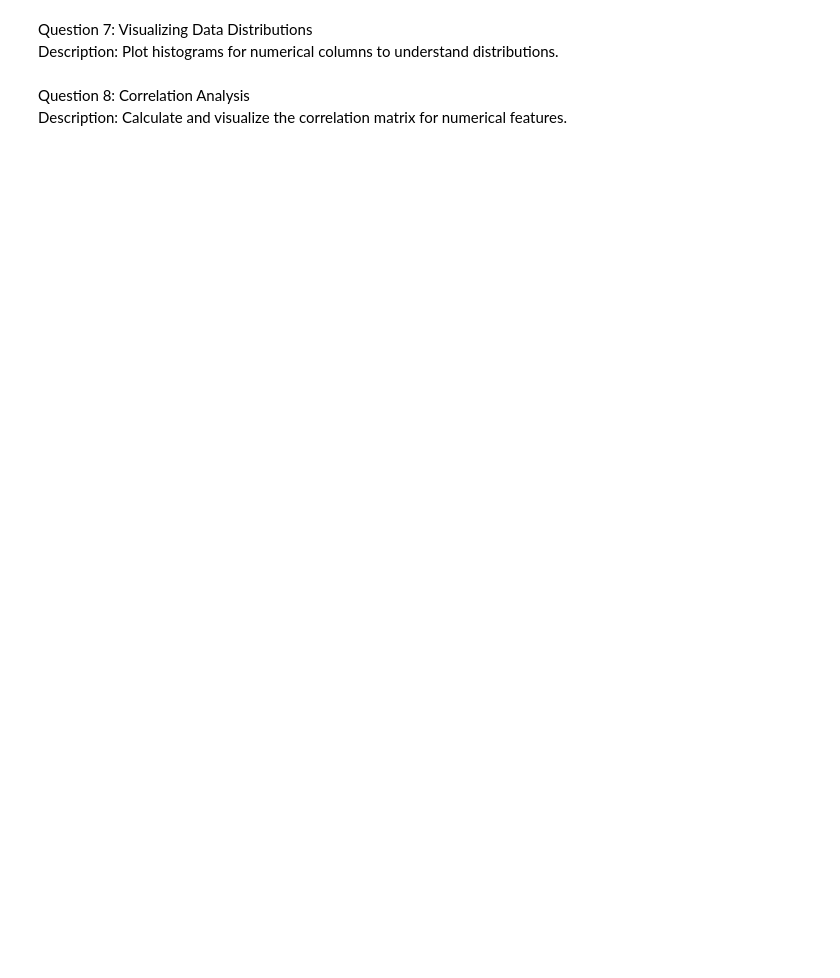
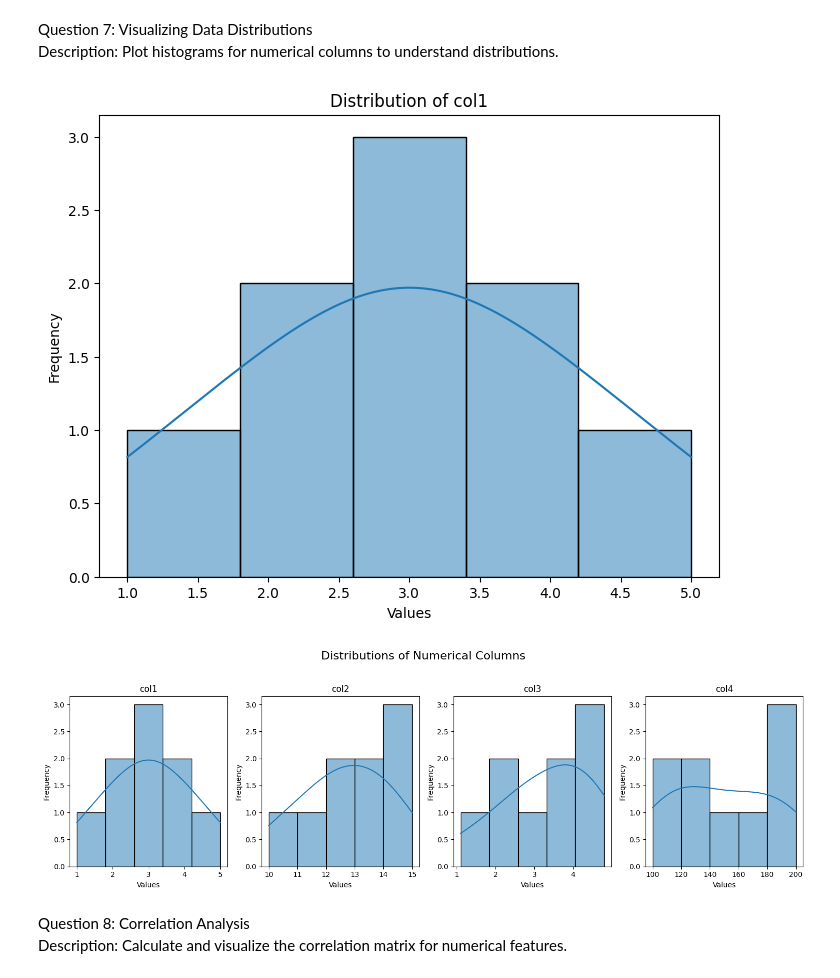
Before and after one commit to Pranavpatil-eng/AI---ML, a Jupyter notebook: src/Module 4/Introduction to Exploratory Data Analysis (EDA)/q1.ipynb, the cells around one changed output. Cells and saved outputs as stored; diff of their text form; code cells hidden in the pictures; blank space fills up the shorter version.

```diff
--- a/src/Module 4/Introduction to Exploratory Data Analysis (EDA)/q1.ipynb
+++ b/src/Module 4/Introduction to Exploratory Data Analysis (EDA)/q1.ipynb
@@ -256,3 +454,74 @@ Description: Plot histograms for numerical columns to understand distributions.
+# %%
+import pandas as pd
+import matplotlib.pyplot as plt
+import seaborn as sns
+
+# Load a dataset (replace 'your_dataset.csv' with the actual path to your file)
+# For demonstration, let's create a DataFrame with numerical columns
+data = {'col1': [1, 2, 2, 3, 3, 3, 4, 4, 5],
+        'col2': [10, 12, 11, 13, 12, 14, 15, 14, 13],
+        'col3': [1.1, 2.2, 2.5, 3.1, 3.5, 3.8, 4.2, 4.5, 4.8],
+        'col4': [100, 150, 120, 180, 200, 130, 160, 190, 110]}
+df = pd.DataFrame(data)
+
+# Visualize data distributions using histograms
+
+# 1. Histogram for a single numerical column
+column_name = 'col1'
+plt.figure(figsize=(8, 6))
+sns.histplot(df[column_name], kde=True) # kde=True adds a kernel density estimate line
+plt.title(f'Distribution of {column_name}')
+plt.xlabel('Values')
+plt.ylabel('Frequency')
+plt.show()
+
+# 2. Histograms for all numerical columns in subplots
+numerical_cols = df.select_dtypes(include=np.number).columns.tolist()
+num_cols = len(numerical_cols)
+fig, axes = plt.subplots(1, num_cols, figsize=(15, 5))
+fig.suptitle('Distributions of Numerical Columns', fontsize=16)
+
+for i, col in enumerate(numerical_cols):
+    sns.histplot(df[col], ax=axes[i], kde=True)
+    axes[i].set_title(col)
+    axes[i].set_xlabel('Values')
+    axes[i].set_ylabel('Frequency')
+
+plt.tight_layout(rect=[0, 0.03, 1, 0.95]) # Adjust layout to prevent title overlap
+plt.show()
+
+# Explanation of Histograms:
+
+# A histogram is a graphical representation of the distribution of a dataset.
+# It groups the data into "bins" (intervals) and displays the frequency (or count)
+# of data points that fall into each bin as bars.
+
+# Key aspects of a histogram:
+# - Bins: The intervals on the x-axis that divide the range of the data.
+# - Frequency: The height of each bar, representing the number of data points within that bin.
+# - Shape: The overall shape of the histogram can provide insights into the distribution of the data (e.g., normal, skewed, uniform, bimodal).
+
+# Using `sns.histplot()`:
+# - The `sns.histplot()` function from seaborn provides a convenient way to create histograms.
+# - The first argument is the data (a pandas Series representing the column).
+# - `kde=True` adds a Kernel Density Estimate (KDE) line to the plot. The KDE provides a smoothed estimate of the probability density function of the variable.
+
+# Interpreting Histograms:
+# - Symmetry: A symmetric histogram suggests that the data is evenly distributed around the center.
+# - Skewness:
+#   - Right-skewed (positive skew): The tail on the right side is longer, and most of the data is concentrated on the left.
+#   - Left-skewed (negative skew): The tail on the left side is longer, and most of the data is concentrated on the right.
+# - Modality:
+#   - Unimodal: One peak in the distribution.
+#   - Bimodal: Two peaks in the distribution, which might suggest the presence of two distinct groups within the data.
+#   - Multimodal: More than two peaks.
+# - Spread: The width of the distribution indicates the variability of the data.
+# - Outliers: Extreme values that are far from the main body of the distribution might appear as isolated bars at the edges.
+
+# Histograms are a fundamental tool for Exploratory Data Analysis (EDA) as they help in understanding the underlying patterns and characteristics of your numerical data.
+# %% [output]
+[figure, added]
+[figure, added]
 # %% [markdown]
 Question 8: Correlation Analysis
 <br>
```
Also changed, not shown: parts of 13 cells of this notebook.
